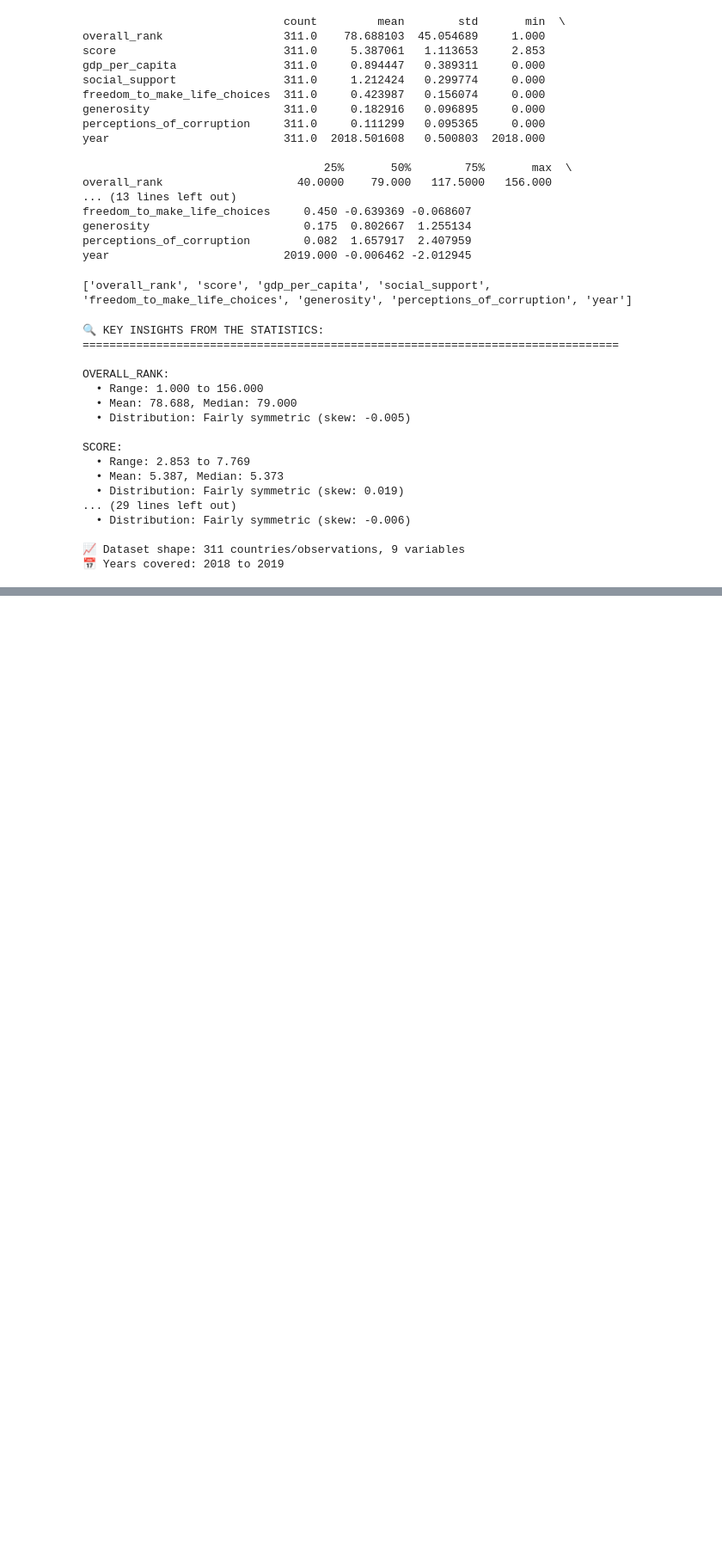
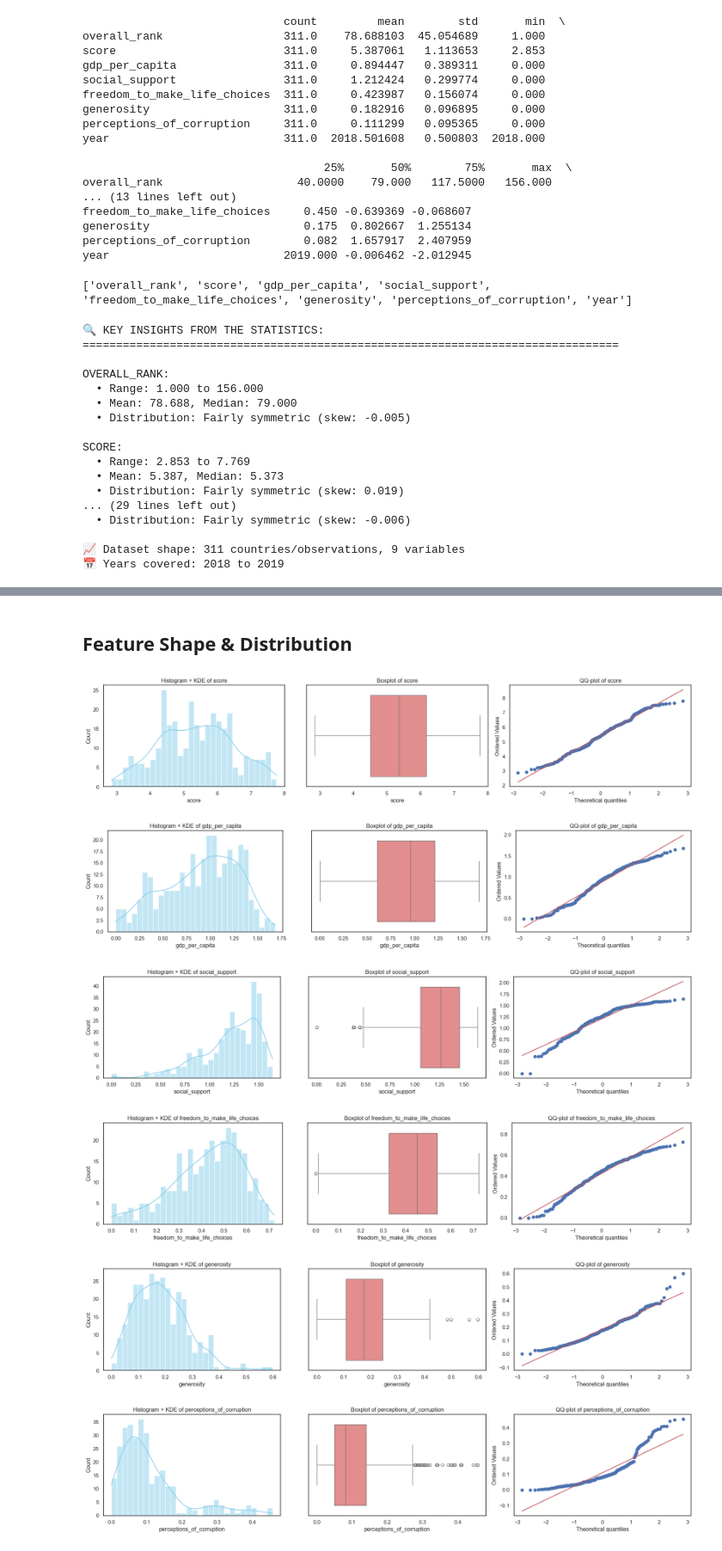
Before and after one commit to Tsuna-mi/happiness-eda-project, a Jupyter notebook: notebooks/happiness_eda.ipynb, the cells around one changed output, grey strips where cells are left out. Shown at 86% size. Drawn from its saved outputs; the diff is of its cells as text; code cells hidden in the pictures; blank space fills up the shorter version.

```diff
--- a/notebooks/happiness_eda.ipynb
+++ b/notebooks/happiness_eda.ipynb
@@ -613,0 +888,31 @@ summary_stats.to_csv("../data/processed/descriptive_stats.csv")
+# %% [markdown]
+## Feature Shape & Distribution
+# %%
+os.makedirs('../visualizations/feature_distributions', exist_ok=True)
+
+for col in analysis_cols:
+
+    fig, axes = plt.subplots(1, 3, figsize=(18, 4))
+
+    # Histograma + KDE
+    sns.histplot(df_cleaned[col], kde=True, bins=30, ax=axes[0], color='skyblue')
+    axes[0].set_title(f'Histogram + KDE of {col}')
+
+    # Boxplot
+    sns.boxplot(x=df_cleaned[col], ax=axes[1], color='lightcoral')
+    axes[1].set_title(f'Boxplot of {col}')
+
+    # QQ-Plot para ver ajuste a Normal
+    stats.probplot(df_cleaned[col], dist="norm", plot=axes[2])
+    axes[2].set_title(f'QQ-plot of {col}')
+
+    plt.tight_layout()
+    plt.savefig(f'../visualizations/feature_distributions/distribution_{col}.png', dpi=300, bbox_inches='tight')
+    plt.show()
+# %% [output]
+[figure, added]
+[figure, added]
+[figure, added]
+[figure, added]
+[figure, added]
+[figure, added]
```
Also changed, not shown: parts of 45 cells of this notebook.
